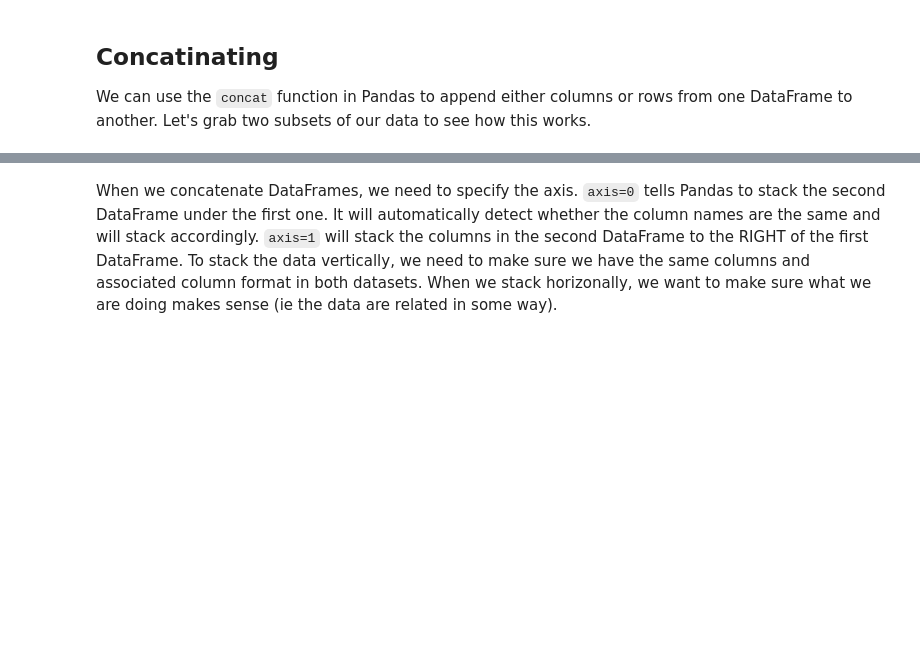
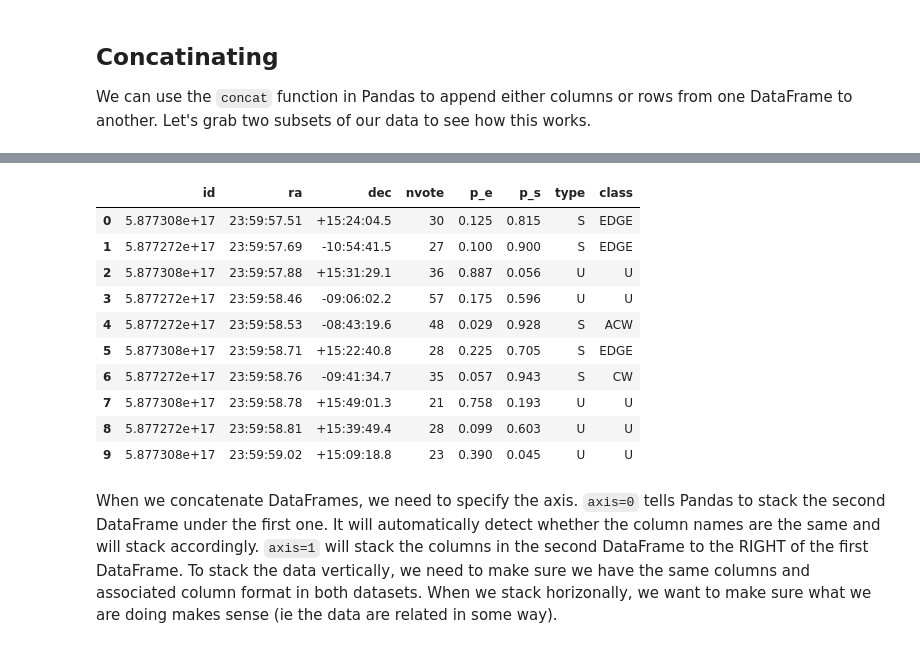
Before and after one commit to ADACS-Australia/Face-to-Face, a Jupyter notebook: Pawsey_Roadshow_MAR2017/Intro_to_pandas_answers.ipynb, the cells around one changed output, grey strips where cells are left out. Cells and saved outputs as stored; diff of their text form; code cells hidden in the pictures; blank space fills up the shorter version.

```diff
--- a/Pawsey_Roadshow_MAR2017/Intro_to_pandas_answers.ipynb
+++ b/Pawsey_Roadshow_MAR2017/Intro_to_pandas_answers.ipynb
@@ -1003,8 +855,24 @@ works.
+# %%
+# grab the last 10 rows (minus the last one)
+gal_last10=gal_df[-11:-1]
+gal_last10
 # %%
-# grab the last 10 rows (minus the last one)
-
 #reset the index values to the second dataframe appends properly
 # drop=True option avoids adding new index column with old index values
+gal_last10 = gal_last10.reset_index(drop=True)
+gal_last10
+# %% [output]
+|  | id | ra | dec | nvote | p_e | p_s | type | class |
+| 0 | 5.877308e+17 | 23:59:57.51 | +15:24:04.5 | 30 | 0.125 | 0.815 | S | EDGE |
+| 1 | 5.877272e+17 | 23:59:57.69 | -10:54:41.5 | 27 | 0.100 | 0.900 | S | EDGE |
+| 2 | 5.877308e+17 | 23:59:57.88 | +15:31:29.1 | 36 | 0.887 | 0.056 | U | U |
+| 3 | 5.877272e+17 | 23:59:58.46 | -09:06:02.2 | 57 | 0.175 | 0.596 | U | U |
+| 4 | 5.877272e+17 | 23:59:58.53 | -08:43:19.6 | 48 | 0.029 | 0.928 | S | ACW |
+| 5 | 5.877308e+17 | 23:59:58.71 | +15:22:40.8 | 28 | 0.225 | 0.705 | S | EDGE |
+| 6 | 5.877272e+17 | 23:59:58.76 | -09:41:34.7 | 35 | 0.057 | 0.943 | S | CW |
+| 7 | 5.877308e+17 | 23:59:58.78 | +15:49:01.3 | 21 | 0.758 | 0.193 | U | U |
+| 8 | 5.877272e+17 | 23:59:58.81 | +15:39:49.4 | 28 | 0.099 | 0.603 | U | U |
+| 9 | 5.877308e+17 | 23:59:59.02 | +15:09:18.8 | 23 | 0.390 | 0.045 | U | U |
 # %% [markdown]
 When we concatenate DataFrames, we need to specify the axis. `axis=0` tells
 Pandas to stack the second DataFrame under the first one. It will automatically
```
Also changed, not shown: parts of 95 cells of this notebook, 2 other files.
